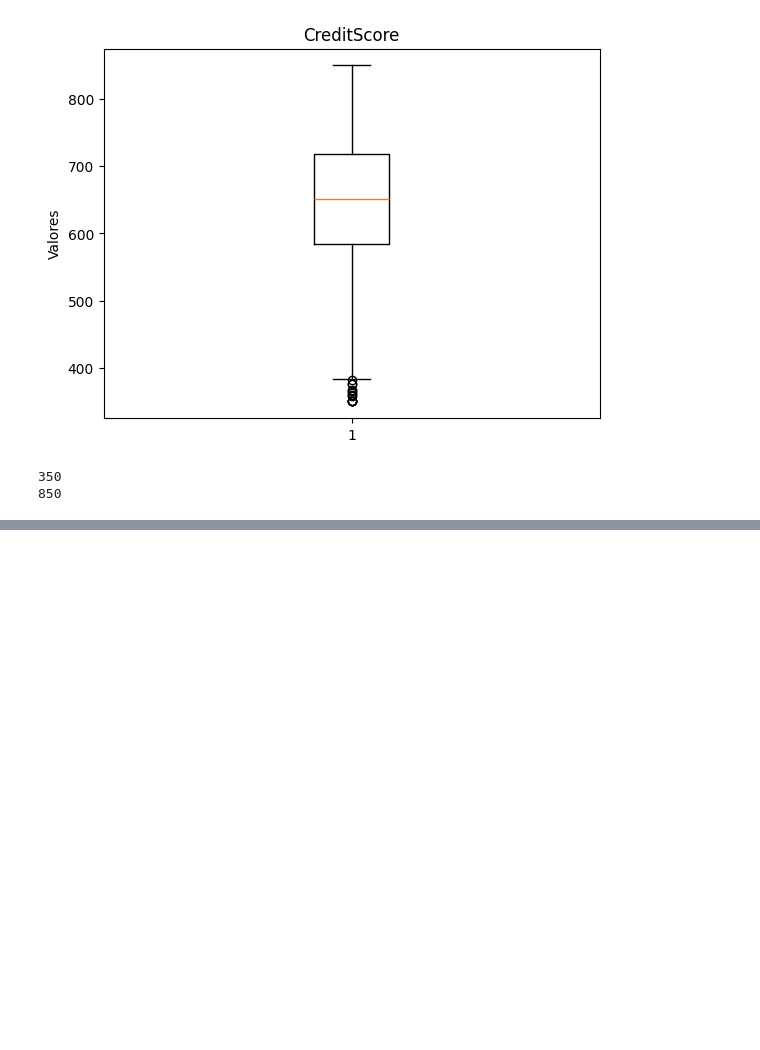
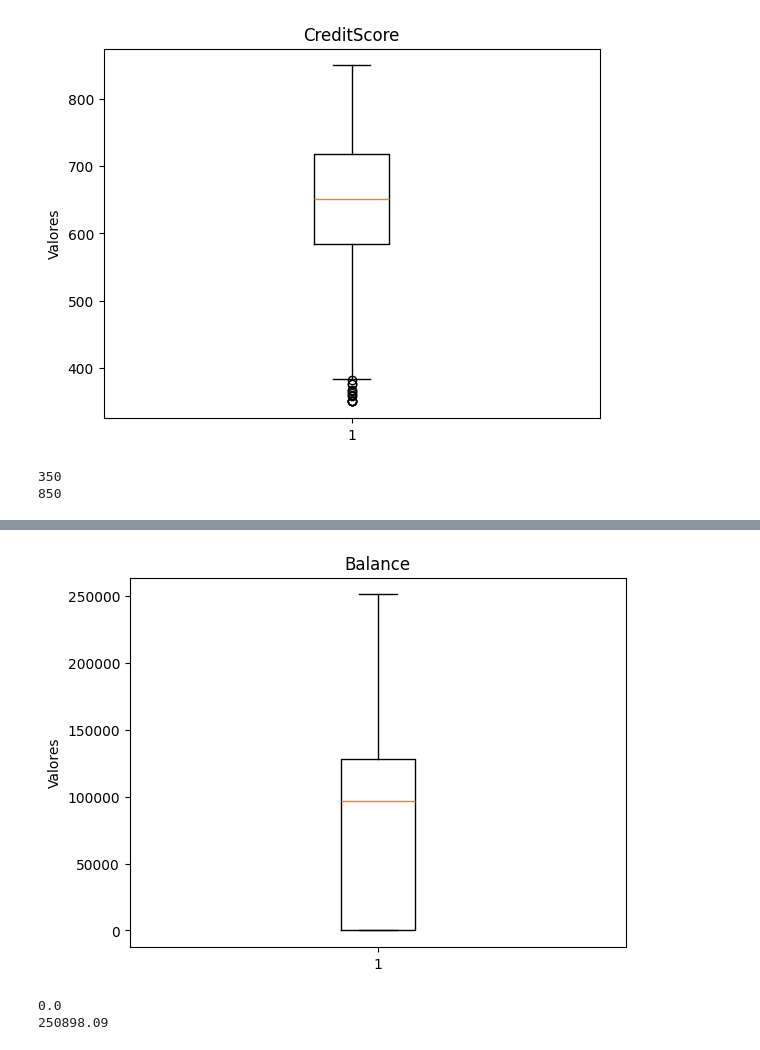
Before and after one commit to felippe-ribeiro/AulasIAFIAP, a Jupyter notebook: Aula4_FeatureScaling.ipynb, the cells around one changed output, grey strips where cells are left out. Drawn from its saved outputs; the diff is of its cells as text; code cells hidden in the pictures; blank space fills up the shorter version.

```diff
--- a/Aula4_FeatureScaling.ipynb
+++ b/Aula4_FeatureScaling.ipynb
@@ -66,0 +93,13 @@ print(df['CreditScore'].max())
+# %%
+plt.boxplot(df['Balance'])
+plt.title('Balance')
+plt.ylabel('Valores')
+plt.show()
+# %% [output]
+[figure, added]
+# %%
+print(df['Balance'].min())
+print(df['Balance'].max())
+# %% [output]
+0.0
+250898.09
```
Also changed, not shown: parts of 32 cells of this notebook.
